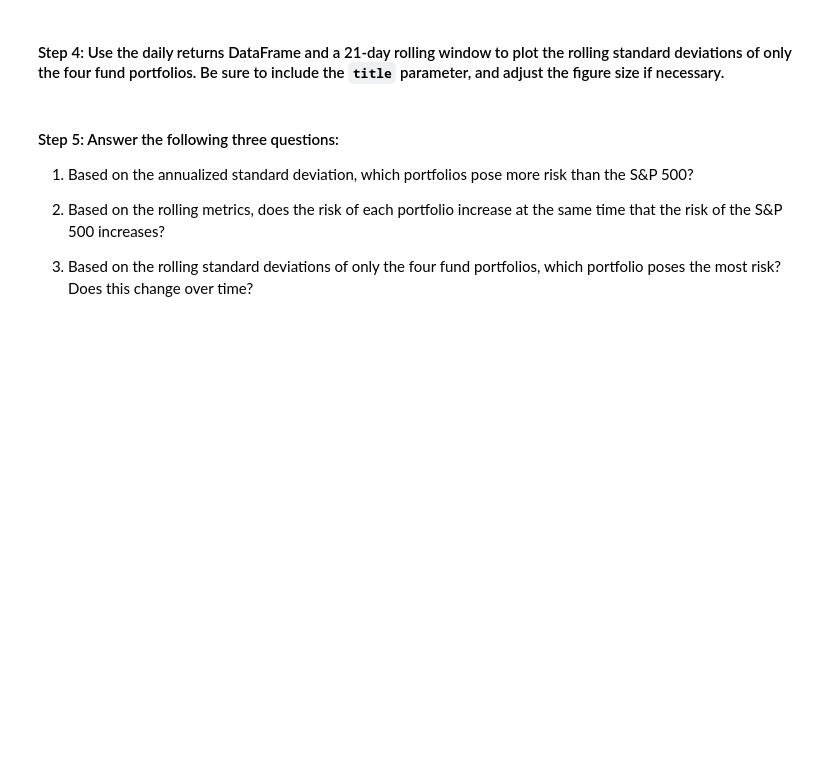
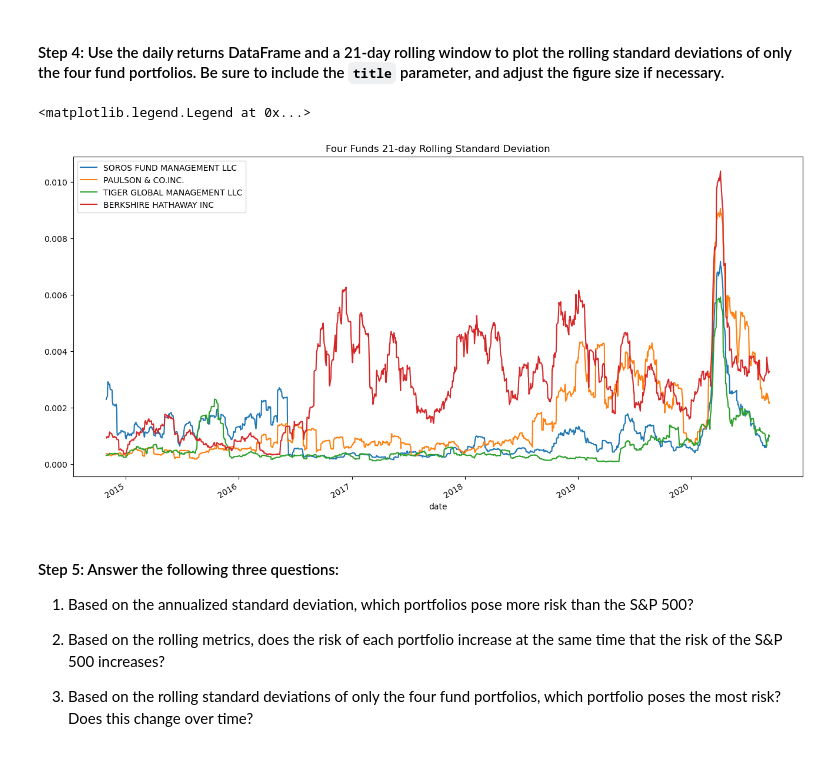
Before and after one commit to BorisDudkin/FinTech_Module4_Risk_Return_Analysis, a Jupyter notebook: risk_return_analysis.ipynb, the cells around one changed output. Cells and saved outputs as stored; diff of their text form; code cells hidden in the pictures; blank space fills up the shorter version.

```diff
--- a/risk_return_analysis.ipynb
+++ b/risk_return_analysis.ipynb
@@ -274,3 +307,16 @@ Evaluate the risk profile of each portfolio by using the standard deviation and
+# %%
+# Using the daily return data and a 21-day rolling window, plot the rolling standard deviation of just the 4 portfolios.
+# Include a title parameter and adjust the figure size
+ax = funds_daily_returns['SOROS FUND MANAGEMENT LLC'].rolling(window=21).std().plot(figsize=(16, 8), title='Four Funds 21-day Rolling Standard Deviation')
+funds_daily_returns['PAULSON & CO.INC.'].rolling(window=21).std().plot(ax=ax)
+funds_daily_returns['TIGER GLOBAL MANAGEMENT LLC'].rolling(window=21).std().plot(ax=ax)
+funds_daily_returns['BERKSHIRE HATHAWAY INC'].rolling(window=21).std().plot(ax=ax)
+
+# Set the legend for the visualization
+ax.legend(["SOROS FUND MANAGEMENT LLC", "PAULSON & CO.INC.", 'TIGER GLOBAL MANAGEMENT LLC', 'BERKSHIRE HATHAWAY INC'])
+# %% [output]
+<matplotlib.legend.Legend at 0x...>
+[figure, added]
 # %% [markdown]
 #### Step 5: Answer the following three questions:
 
```
Also changed, not shown: parts of 13 cells of this notebook.
